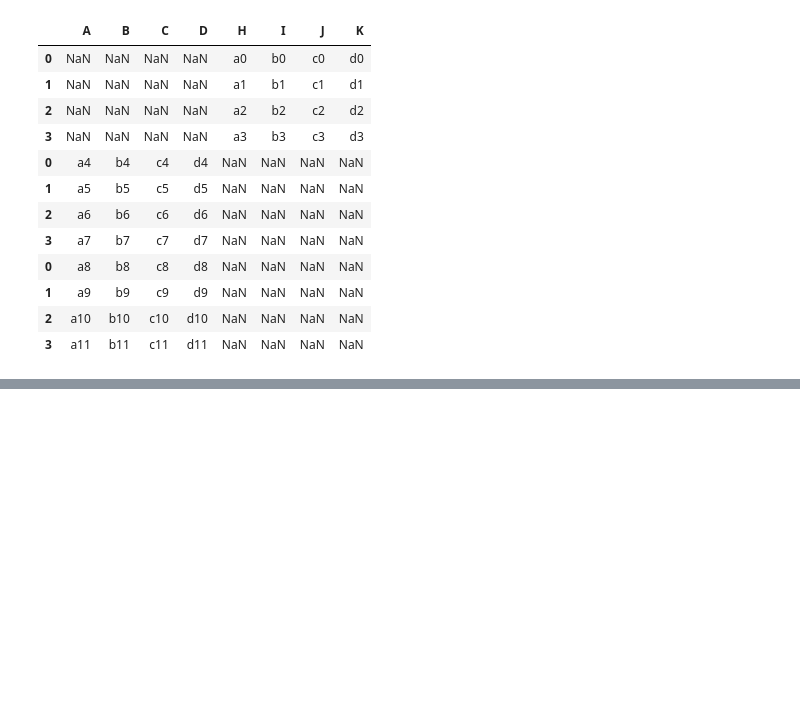
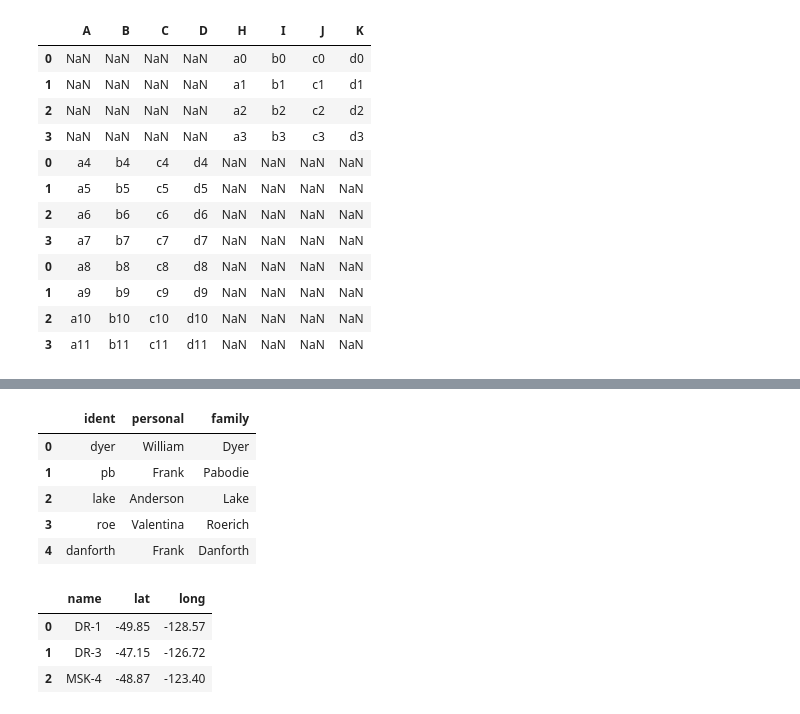
Before and after one commit to abhiramr/Everything_Python, a Jupyter notebook: Notebooks/Combining_data.ipynb, the cells around one changed output, grey strips where cells are left out. Saved outputs shown, nothing was run; the diff lists cells and outputs as text; code cells hidden in the pictures; blank space fills up the shorter version.

```diff
--- a/Notebooks/Combining_data.ipynb
+++ b/Notebooks/Combining_data.ipynb
@@ -124,0 +151,16 @@ cc2
+# %%
+person
+# %% [output]
+|  | ident | personal | family |
+| 0 | dyer | William | Dyer |
+| 1 | pb | Frank | Pabodie |
+| 2 | lake | Anderson | Lake |
+| 3 | roe | Valentina | Roerich |
+| 4 | danforth | Frank | Danforth |
+# %%
+site
+# %% [output]
+|  | name | lat | long |
+| 0 | DR-1 | -49.85 | -128.57 |
+| 1 | DR-3 | -47.15 | -126.72 |
+| 2 | MSK-4 | -48.87 | -123.40 |
```
Also changed, not shown: parts of 9 cells of this notebook, 3 other files.
